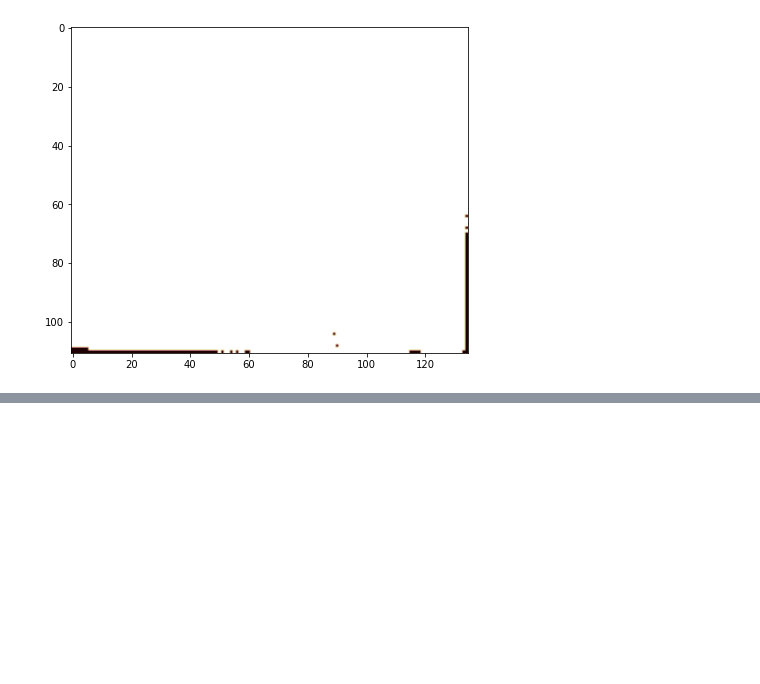
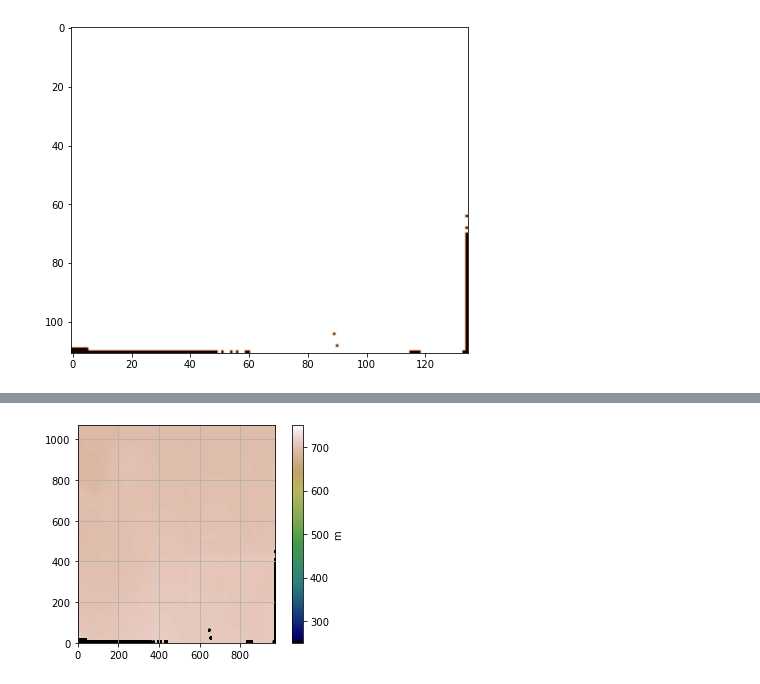
Before and after one commit to nahomfix/Agritech-LIDAR, a Jupyter notebook: notebooks/notebook.ipynb, the cells around one changed output, grey strips where cells are left out. Saved outputs shown, nothing was run; the diff lists cells and outputs as text; code cells hidden in the pictures; blank space fills up the shorter version.

```diff
--- a/notebooks/notebook.ipynb
+++ b/notebooks/notebook.ipynb
@@ -104,0 +108,7 @@ plt.show()
+# %%
+im = plt.imshow(src.read(1), cmap='gist_earth', vmin=250, vmax=750, extent=[0,972,0,1069])
+cbar = plt.colorbar(im)
+cbar.set_label('m')
+plt.grid()
+# %% [output]
+[figure, added]
```
Also changed, not shown: parts of 4 cells of this notebook, 2 other files.
